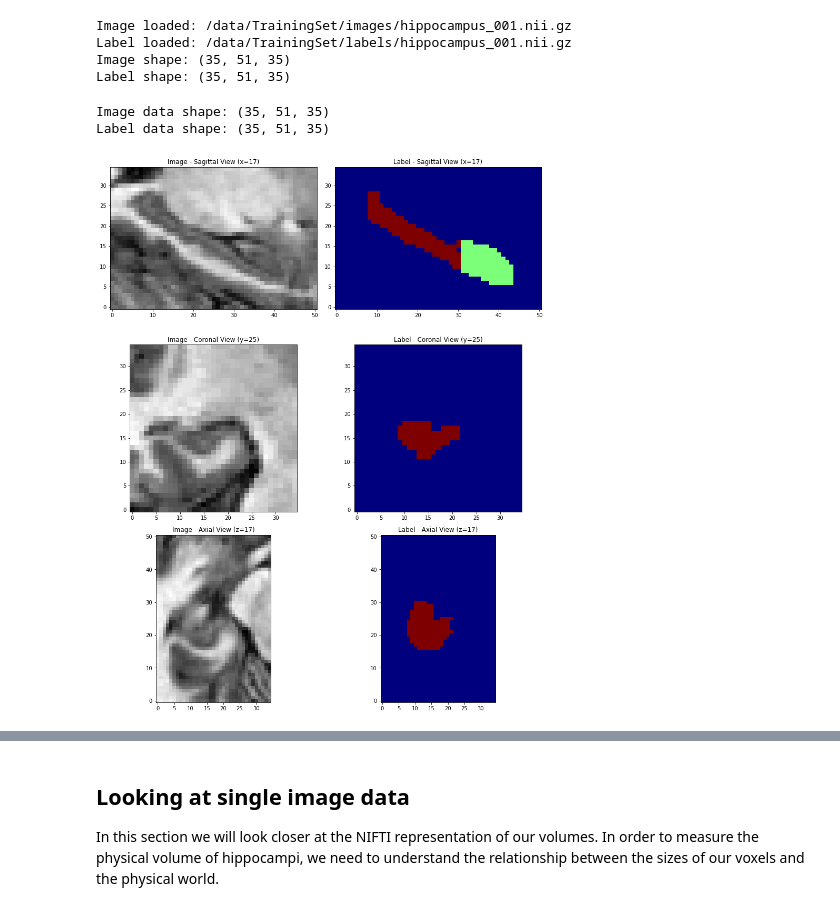
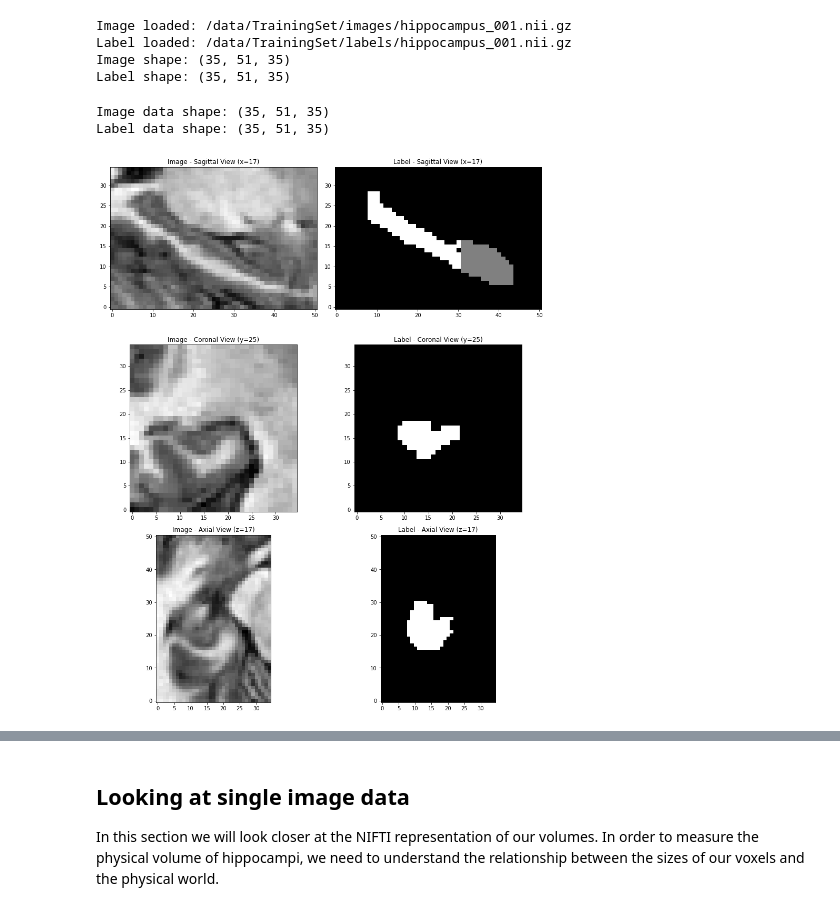
Before and after one commit to polarbeargo/nd320-c3-3d-imaging-starter, a Jupyter notebook: section1/Final Project EDA.ipynb, the cells around one changed output, grey strips where cells are left out. Drawn from its saved outputs; the diff is of its cells as text; code cells hidden in the pictures.

Commit message:
fix: Update cmap = 'gray'

```diff
--- a/section1/Final Project EDA.ipynb
+++ b/section1/Final Project EDA.ipynb
@@ -61,37 +61,37 @@ print(f"Label data shape: {label_data.shape}")
 plt.rcParams["figure.figsize"] = (15, 10)
 
 # Visualize slices from different views
 # Show slices from the middle of each dimension
 mid_x = image_data.shape[0] // 2
 mid_y = image_data.shape[1] // 2
 mid_z = image_data.shape[2] // 2
 
 fig, axes = plt.subplots(3, 2, figsize=(12, 15))
 
 # Sagittal view (slice along x-axis)
 axes[0, 0].imshow(image_data[mid_x, :, :].T, cmap='gray', origin='lower')
 axes[0, 0].set_title(f'Image - Sagittal View (x={mid_x})')
-axes[0, 1].imshow(label_data[mid_x, :, :].T, cmap='jet', origin='lower')
+axes[0, 1].imshow(label_data[mid_x, :, :].T, cmap='gray', origin='lower')
 axes[0, 1].set_title(f'Label - Sagittal View (x={mid_x})')
 
 # Coronal view (slice along y-axis)
 axes[1, 0].imshow(image_data[:, mid_y, :].T, cmap='gray', origin='lower')
 axes[1, 0].set_title(f'Image - Coronal View (y={mid_y})')
-axes[1, 1].imshow(label_data[:, mid_y, :].T, cmap='jet', origin='lower')
+axes[1, 1].imshow(label_data[:, mid_y, :].T, cmap='gray', origin='lower')
 axes[1, 1].set_title(f'Label - Coronal View (y={mid_y})')
 
 # Axial view (slice along z-axis)
 axes[2, 0].imshow(image_data[:, :, mid_z].T, cmap='gray', origin='lower')
 axes[2, 0].set_title(f'Image - Axial View (z={mid_z})')
-axes[2, 1].imshow(label_data[:, :, mid_z].T, cmap='jet', origin='lower')
+axes[2, 1].imshow(label_data[:, :, mid_z].T, cmap='gray', origin='lower')
 axes[2, 1].set_title(f'Label - Axial View (z={mid_z})')
 
 plt.tight_layout()
 plt.show()
 # %% [output]
 Image data shape: (35, 51, 35)
 Label data shape: (35, 51, 35)
-[figure, old version]
+[figure, new version]
 # %% [markdown]
 Load volume into 3D Slicer to validate that your visualization is correct and get a feel for the shape of structures.Try to get a visualization like the one below (hint: while Slicer documentation is not particularly great, there are plenty of YouTube videos available! Just look it up on YouTube if you are not sure how to do something)
 
```
